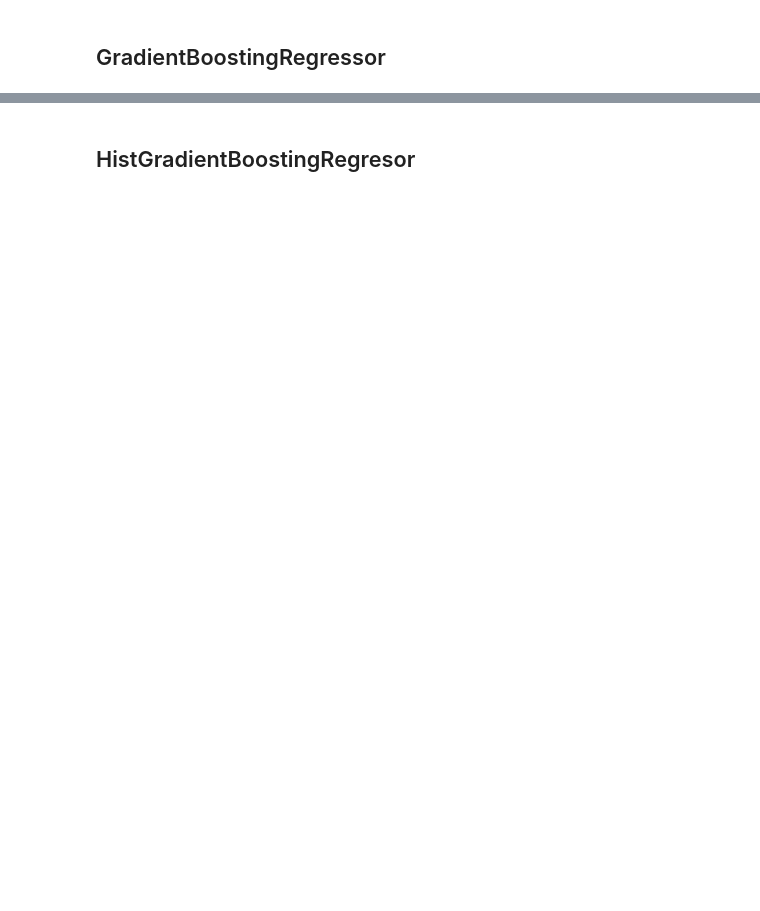
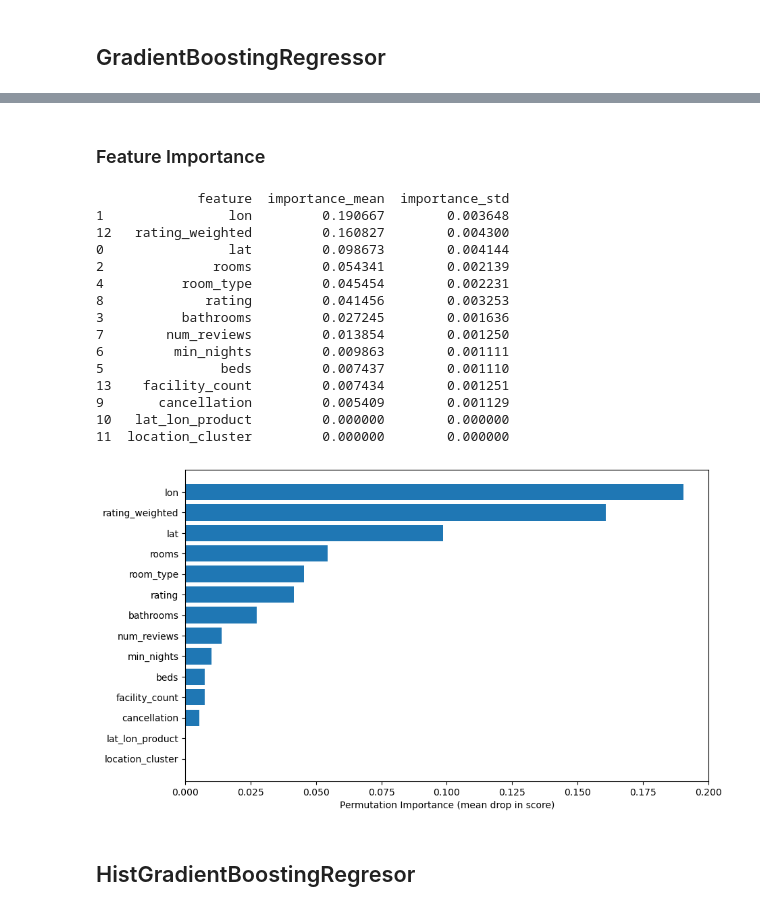
Before and after one commit to cbjonesea/ML-assignment, a Jupyter notebook: model-building.ipynb, the cells around one changed output, grey strips where cells are left out. Saved outputs shown, nothing was run; the diff lists cells and outputs as text; code cells hidden in the pictures; blank space fills up the shorter version.

Commit message:
Created new submission; updated model_building layout

```diff
--- a/model-building.ipynb
+++ b/model-building.ipynb
@@ -441,5 +603,6 @@ def pipeline_iterator(model_type, imputation, feature_set, search_type=None, par
     'pipeline': estimator,  # this will be a full Pipeline object (or best_estimator_ if using Grid/RandomSearch)
     'train_mae': train_mae,
     'valid_mae': valid_mae,
-    'mae_diff': abs(train_mae - valid_mae)
+    'mae_diff': abs(train_mae - valid_mae),
+    'feature_set': feature_set  # <== add this line
         }
@@ -804,5 +964,5 @@ Name: 3, dtype: object
 # %%
-param_grid = {
+param_grid_gbr = {
     'gradientboostingregressor__n_estimators': [50, 100, 200],
     'gradientboostingregressor__learning_rate': [0.01, 0.1, 0.2],
     'gradientboostingregressor__max_depth': [3, 4, 5, 6],
@@ -813,12 +973,12 @@ param_grid = {
     #'gradientboostingregressor__loss': ['absolute_error', 'squared_error', 'huber', 'quantile']
 }
 
-pipeline_iterator(
+best_gbr = pipeline_iterator(
             model_type=GradientBoostingRegressor,
             imputation='simple',
-            feature_set='engineered',
+            feature_set='mixed',
             search_type='random',
-            param_grid=param_grid,
+            param_grid=param_grid_gbr,
             n_iter=100,
             cv_folds=5
         )
@@ -849,3 +992,60 @@ Fitting 5 folds for each of 100 candidates, totalling 500 fits
+# %% [markdown]
+### Feature Importance
+# %%
+from sklearn.inspection import permutation_importance
+import pandas as pd
+import matplotlib.pyplot as plt
+
+logging.getLogger('matplotlib.font_manager').setLevel(logging.WARNING)
+
+# Use your best model (with full pipeline) and validation set
+best_model = best_gbr['pipeline']  # This should be your trained pipeline
+X_val = X_valid                     # Your raw validation features
+y_val = y_valid_log                 # Log-transformed target (if used in training)
+
+# Compute permutation importances
+result = permutation_importance(
+    estimator=best_model,
+    X=X_val,
+    y=y_val,
+    n_repeats=10,
+    random_state=r_state,
+    n_jobs=-1
+)
+
+# Create DataFrame of importances
+importances_df = pd.DataFrame({
+    'feature': X_val.columns,
+    'importance_mean': result.importances_mean,
+    'importance_std': result.importances_std
+}).sort_values(by='importance_mean', ascending=False)
+
+# Display top 15
+print(importances_df.head(15))
+
+# Optional: plot
+plt.figure(figsize=(10, 6))
+plt.barh(importances_df['feature'].head(15), importances_df['importance_mean'].head(15))
+plt.xlabel("Permutation Importance (mean drop in score)")
+plt.gca().invert_yaxis()
+plt.show()
+# %% [output]
+             feature  importance_mean  importance_std
+1                lon         0.190667        0.003648
+12   rating_weighted         0.160827        0.004300
+0                lat         0.098673        0.004144
+2              rooms         0.054341        0.002139
+4          room_type         0.045454        0.002231
+8             rating         0.041456        0.003253
+3          bathrooms         0.027245        0.001636
+7        num_reviews         0.013854        0.001250
+6         min_nights         0.009863        0.001111
+5               beds         0.007437        0.001110
+13    facility_count         0.007434        0.001251
+9       cancellation         0.005409        0.001129
+10   lat_lon_product         0.000000        0.000000
+11  location_cluster         0.000000        0.000000
+[figure, added]
 # %% [markdown]
 ## HistGradientBoostingRegresor
 # %%
```
Also changed, not shown: parts of 97 cells of this notebook, 6 other files.
